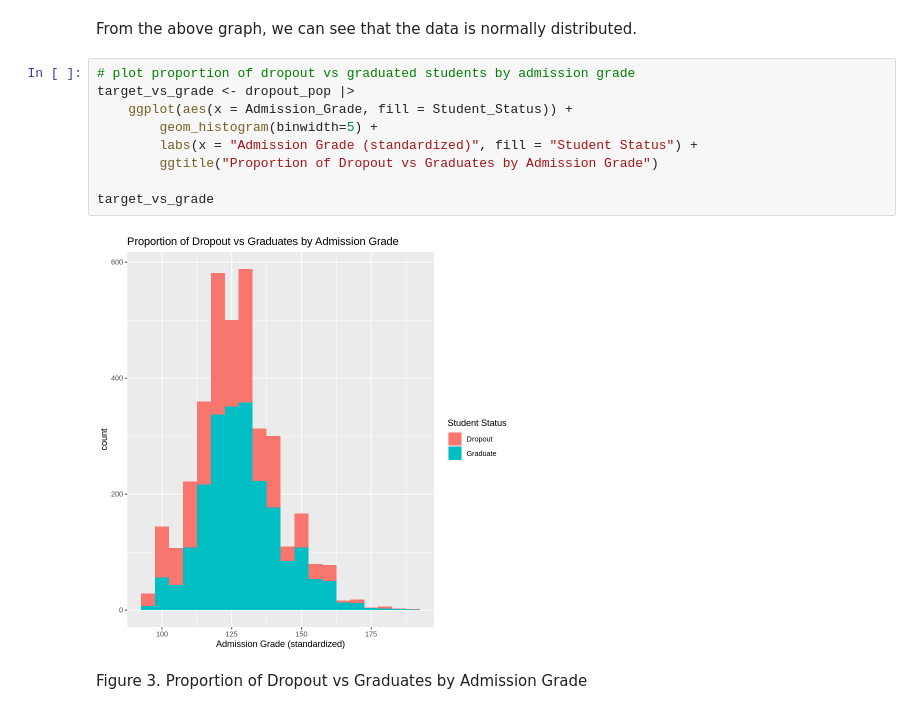
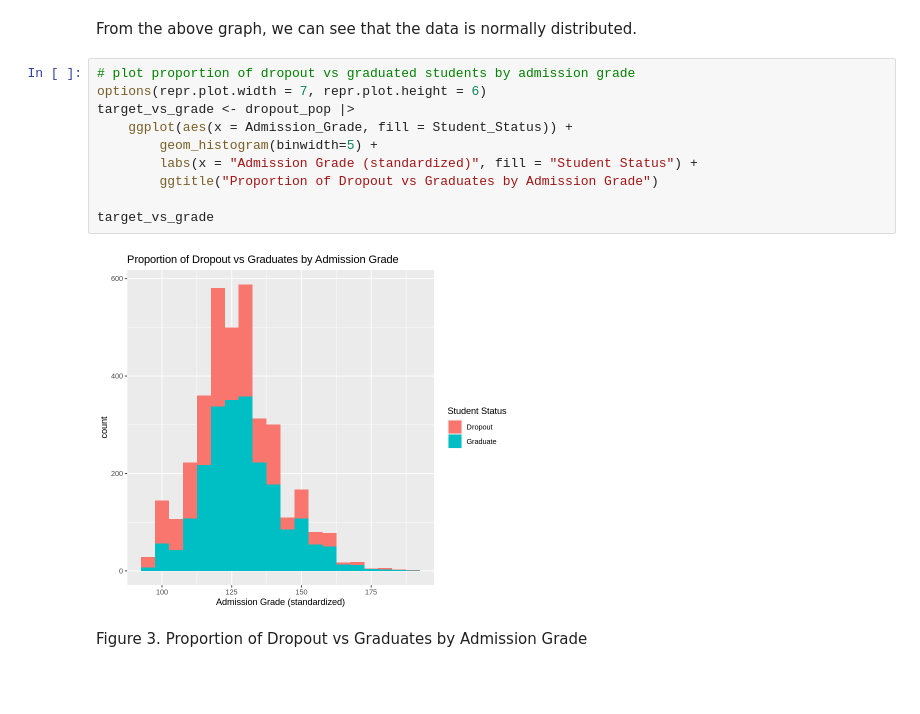
Before and after one commit to yui-ubc/stat-201-2023w1-group-20, a Jupyter notebook: project_proposal.ipynb, the cells around one changed output. Drawn from its saved outputs; the diff is of its cells as text; blank space fills up the shorter version.

Commit message:
testing again to fix visualization

```diff
--- a/project_proposal.ipynb
+++ b/project_proposal.ipynb
@@ -150,15 +150,16 @@ Figure 2. Tidied tibble of IPP student dropout data
 From the above graph, we can see that the data is normally distributed.
 # %%
 # plot proportion of dropout vs graduated students by admission grade
+options(repr.plot.width = 7, repr.plot.height = 6)
 target_vs_grade <- dropout_pop |>
     ggplot(aes(x = Admission_Grade, fill = Student_Status)) +
         geom_histogram(binwidth=5) +
         labs(x = "Admission Grade (standardized)", fill = "Student Status") +
         ggtitle("Proportion of Dropout vs Graduates by Admission Grade")
 
 target_vs_grade
 # %% [output]
-[figure, old version]
+[figure, new version]
 # %% [markdown]
 Figure 3. Proportion of Dropout vs Graduates by Admission Grade
 # %% [markdown]
```
